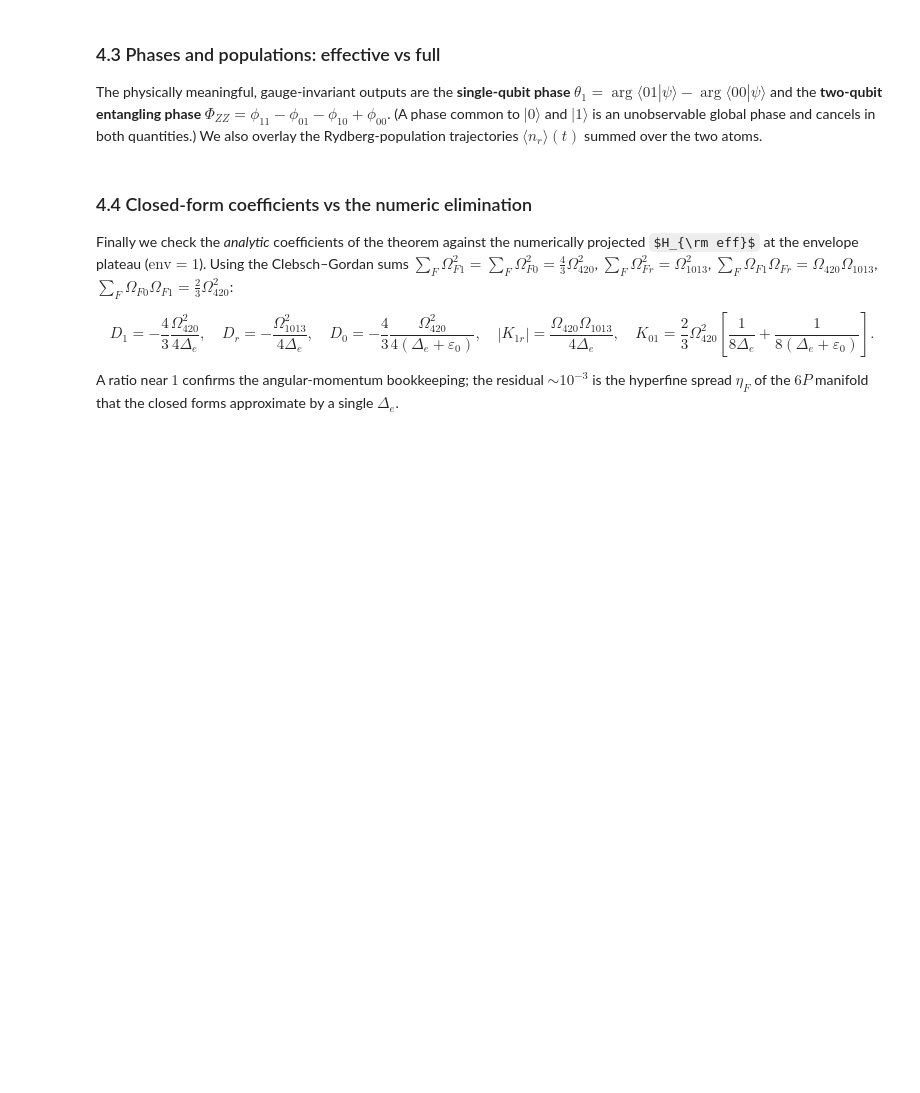
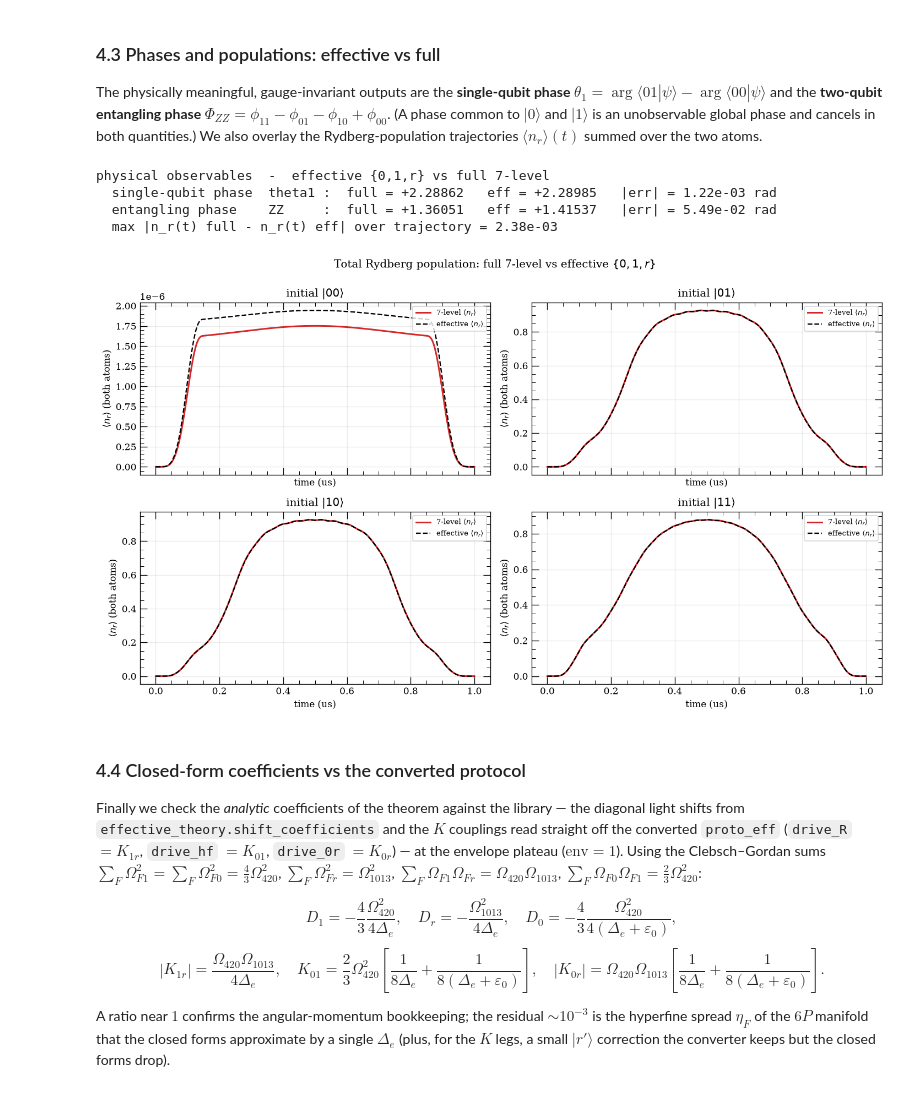
Before and after one commit to ChanceSiyuan/Ryd-gate-modeling, a Jupyter notebook: scripts/notebooks/find_phase.ipynb, the cells around one changed output. Cells and saved outputs as stored; diff of their text form; code cells hidden in the pictures; some formulas as TeX source; blank space fills up the shorter version.

```diff
--- a/scripts/notebooks/find_phase.ipynb
+++ b/scripts/notebooks/find_phase.ipynb
@@ -500,0 +338,24 @@ print(f"effective {{0,1,r}} ZZ phase = {zz(phi_eff):+.6f}   (7-level: {zz(phi_fu
+# %%
+zz = lambda p: wrap(p["11"] - p["01"] - p["10"] + p["00"])     # entangling phase
+theta1 = lambda p: wrap(p["01"] - p["00"])                     # single-qubit phase
+
+# Lower the rb87_7 CZ pulse to the full {0,1,r} effective protocol (one public call),
+# then simulate it on a plain 01r system exactly like any other protocol.
+proto_eff = lower_cz_to_effective_01r(proto, sys7)
+sys_eff = (
+    rg.RydbergSystem
+    .set_atom_level("01r")
+    .set_atom_geom(Register.chain(2, spacing_um=SPACING_UM))
+    .set_protocol(proto_eff)
+)
+results_eff = rg.simulate(sys_eff, psi0=cfgs, t_eval=t_eval)
+
+occ_eff_r = build_occ_operator(2, 3)            # |r> = local index 2 in {0,1,r}
+states_eff = [sys_eff.product_state(s) for s in labels]
+phi_eff, nr_eff = {}, {}
+for j, s in enumerate(labels):
+    psi_f = results_eff[j].psi_final
+    phi_eff[s] = float(np.angle(np.vdot(states_eff[j], psi_f)))
+    nr_eff[s] = np.array([np.real(np.vdot(p, occ_eff_r @ p)) for p in results_eff[j].states])
+
+print(f"effective {{0,1,r}} ZZ phase = {zz(phi_eff):+.6f}   (7-level: {zz(phi_full):+.6f})")
@@ -507,47 +388,56 @@ $\Phi_{ZZ}=\phi_{11}-\phi_{01}-\phi_{10}+\phi_{00}$. (A phase common to $|0\rang
 unobservable global phase and cancels in both quantities.) We also overlay the Rydberg-population trajectories
 $\langle n_r\rangle(t)$ summed over the two atoms.
 # %%
-theta1 = lambda p: wrap(p["01"] - p["00"])     # single-qubit phase (flip one atom 0->1)
-
 print("physical observables  -  effective {0,1,r} vs full 7-level")
 print(f"  single-qubit phase  theta1 :  full = {theta1(phi_full):+.5f}   eff = {theta1(phi_eff):+.5f}"
       f"   |err| = {abs(wrap(theta1(phi_eff) - theta1(phi_full))):.2e} rad")
 print(f"  entangling phase    ZZ     :  full = {zz(phi_full):+.5f}   eff = {zz(phi_eff):+.5f}"
       f"   |err| = {abs(wrap(zz(phi_eff) - zz(phi_full))):.2e} rad")
 
-# Total |r> population trajectories (both atoms): 7-level (library) vs effective.
+# Total |r> population trajectories (both atoms): 7-level (library) vs effective (01r).
 nr_full_t = {s: np.array([np.real(np.vdot(p, occ7r @ p)) for p in results7[j].states])
              for j, s in enumerate(labels)}
-nr_eff_t  = {s: np.array([np.real(np.vdot(p, nr_eop @ p)) for p in traj_e[s]]) for s in labels}
 print(f"  max |n_r(t) full - n_r(t) eff| over trajectory = "
-      f"{max(np.max(np.abs(nr_full_t[s] - nr_eff_t[s])) for s in labels):.2e}")
+      f"{max(np.max(np.abs(nr_full_t[s] - nr_eff[s])) for s in labels):.2e}")
 
 tt = results7[0].times / us
 fig, axes = plt.subplots(2, 2, figsize=(12, 7), sharex=True)
 for ax, (j, s) in zip(axes.ravel(), enumerate(labels)):
     ax.plot(tt, nr_full_t[s], lw=1.8, color="tab:red", label=r"7-level $\langle n_r\rangle$")
-    ax.plot(tt, nr_eff_t[s], lw=1.4, ls="--", color="black", label=r"effective $\langle n_r\rangle$")
+    ax.plot(tt, nr_eff[s], lw=1.4, ls="--", color="black", label=r"effective $\langle n_r\rangle$")
     ax.set_title(f"initial $|{s}\\rangle$")
     ax.set_xlabel("time (us)"); ax.set_ylabel(r"$\langle n_r\rangle$ (both atoms)")
     ax.legend(fontsize=8, loc="upper right")
 fig.suptitle(r"Total Rydberg population: full 7-level vs effective $\{0,1,r\}$", y=0.995)
 fig.tight_layout()
 plt.show()
+# %% [output]
+physical observables  -  effective {0,1,r} vs full 7-level
+  single-qubit phase  theta1 :  full = +2.28862   eff = +2.28985   |err| = 1.22e-03 rad
+  entangling phase    ZZ     :  full = +1.36051   eff = +1.41537   |err| = 5.49e-02 rad
+  max |n_r(t) full - n_r(t) eff| over trajectory = 2.38e-03
+[figure, added]
 # %% [markdown]
-### 4.4 Closed-form coefficients vs the numeric elimination
+### 4.4 Closed-form coefficients vs the converted protocol
 
-Finally we check the *analytic* coefficients of the theorem against the numerically projected $H_{\rm eff}$ at the
-envelope plateau ($\mathrm{env}=1$). Using the Clebsch–Gordan sums
+Finally we check the *analytic* coefficients of the theorem against the library — the diagonal light shifts from
+`effective_theory.shift_coefficients` and the $K$ couplings read straight off the converted `proto_eff`
+(`drive_R` $=K_{1r}$, `drive_hf` $=K_{01}$, `drive_0r` $=K_{0r}$) — at the envelope plateau ($\mathrm{env}=1$).
+Using the Clebsch–Gordan sums
 $\sum_F\Omega_{F1}^2=\sum_F\Omega_{F0}^2=\tfrac43\Omega_{420}^2$, $\sum_F\Omega_{Fr}^2=\Omega_{1013}^2$,
 $\sum_F\Omega_{F1}\Omega_{Fr}=\Omega_{420}\Omega_{1013}$, $\sum_F\Omega_{F0}\Omega_{F1}=\tfrac23\Omega_{420}^2$:
 
 $$
 D_1=-\frac{4}{3}\frac{\Omega_{420}^2}{4\Delta_e},\quad
 D_r=-\frac{\Omega_{1013}^2}{4\Delta_e},\quad
-D_0=-\frac{4}{3}\frac{\Omega_{420}^2}{4(\Delta_e+\varepsilon_0)},\quad
+D_0=-\frac{4}{3}\frac{\Omega_{420}^2}{4(\Delta_e+\varepsilon_0)},
+$$
+$$
 |K_{1r}|=\frac{\Omega_{420}\Omega_{1013}}{4\Delta_e},\quad
-K_{01}=\frac{2}{3}\Omega_{420}^2\!\left[\frac{1}{8\Delta_e}+\frac{1}{8(\Delta_e+\varepsilon_0)}\right].
+K_{01}=\frac{2}{3}\Omega_{420}^2\!\left[\frac{1}{8\Delta_e}+\frac{1}{8(\Delta_e+\varepsilon_0)}\right],\quad
+|K_{0r}|=\Omega_{420}\Omega_{1013}\!\left[\frac{1}{8\Delta_e}+\frac{1}{8(\Delta_e+\varepsilon_0)}\right].
 $$
 
 A ratio near $1$ confirms the angular-momentum bookkeeping; the residual $\sim10^{-3}$ is the hyperfine spread
-$\eta_F$ of the $6P$ manifold that the closed forms approximate by a single $\Delta_e$.
+$\eta_F$ of the $6P$ manifold that the closed forms approximate by a single $\Delta_e$ (plus, for the $K$ legs, a
+small $|r'\rangle$ correction the converter keeps but the closed forms drop).
```
Also changed, not shown: parts of 17 cells of this notebook, 35 other files.
